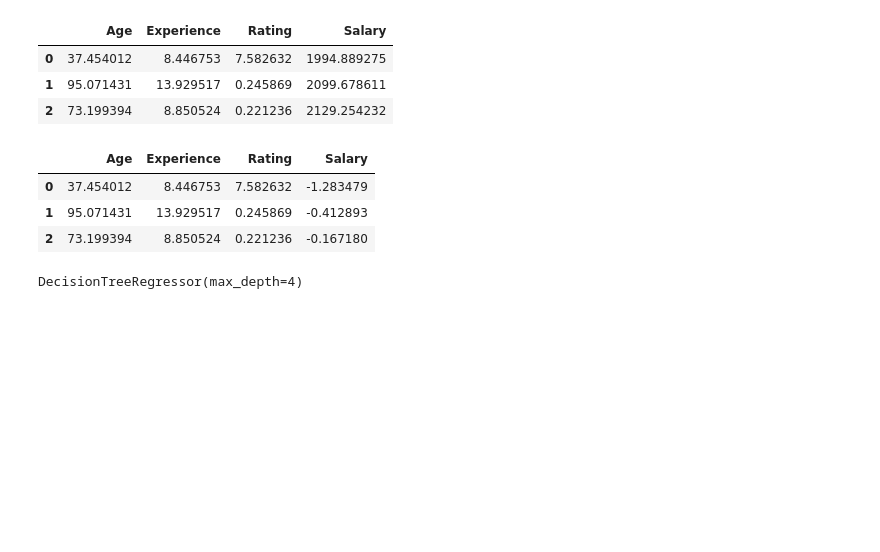
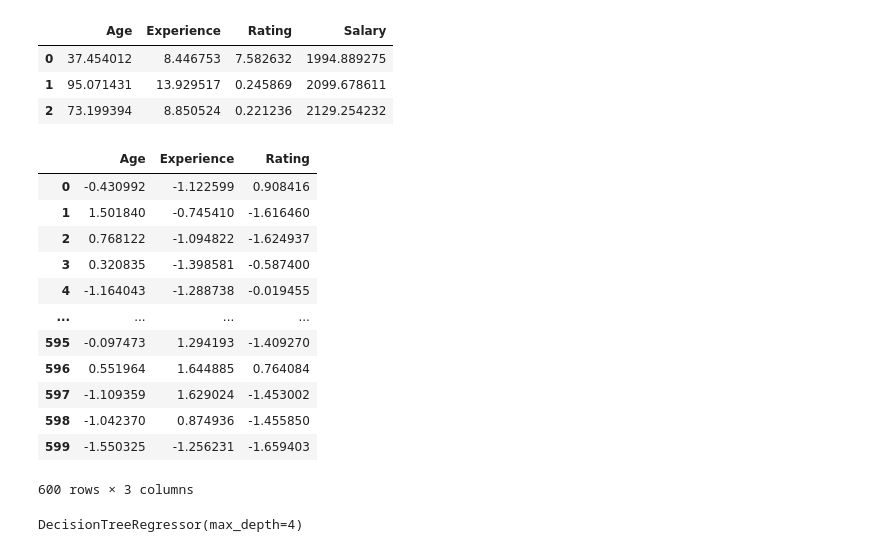
Before and after one commit to JeetendraNegi/Machine-Learning, a Jupyter notebook: 02 Machine Learning Alogs/21_decision_tree_regression.ipynb, the cells around one changed output. Drawn from its saved outputs; the diff is of its cells as text; code cells hidden in the pictures; blank space fills up the shorter version.

```diff
--- a/02 Machine Learning Alogs/21_decision_tree_regression.ipynb
+++ b/02 Machine Learning Alogs/21_decision_tree_regression.ipynb
@@ -149,12 +149,20 @@ dataset.head(3)
 # %%
 # scale the salary
 
-dataset_new = dataset.copy()
-dataset_new['Salary'] = ss.fit_transform(dataset_new[['Salary']])
-
-dataset_new.head(3)
+ss.fit(x)
+x = pd.DataFrame(ss.transform(x), columns=x.columns)
+x
 # %% [output]
-|  | Age | Experience | Rating | Salary |
-| 0 | 37.454012 | 8.446753 | 7.582632 | -1.283479 |
-| 1 | 95.071431 | 13.929517 | 0.245869 | -0.412893 |
-| 2 | 73.199394 | 8.850524 | 0.221236 | -0.167180 |
+|  | Age | Experience | Rating |
+| 0 | -0.430992 | -1.122599 | 0.908416 |
+| 1 | 1.501840 | -0.745410 | -1.616460 |
+| 2 | 0.768122 | -1.094822 | -1.624937 |
+| 3 | 0.320835 | -1.398581 | -0.587400 |
+| 4 | -1.164043 | -1.288738 | -0.019455 |
+| ... | ... | ... | ... |
+| 595 | -0.097473 | 1.294193 | -1.409270 |
+| 596 | 0.551964 | 1.644885 | 0.764084 |
+| 597 | -1.109359 | 1.629024 | -1.453002 |
+| 598 | -1.042370 | 0.874936 | -1.455850 |
+| 599 | -1.550325 | -1.256231 | -1.659403 |
+600 rows × 3 columns
```
Also changed, not shown: parts of 3 cells of this notebook.
